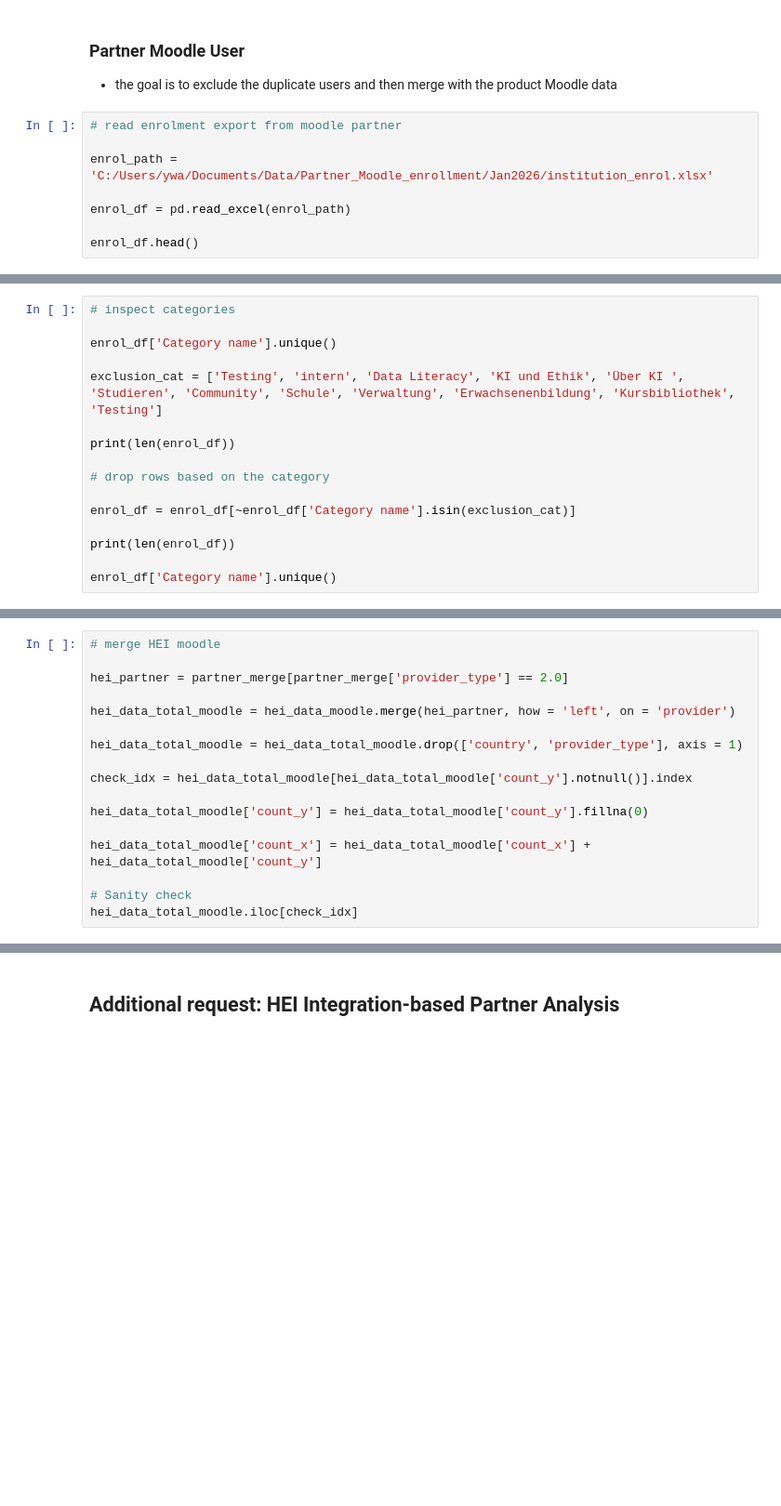
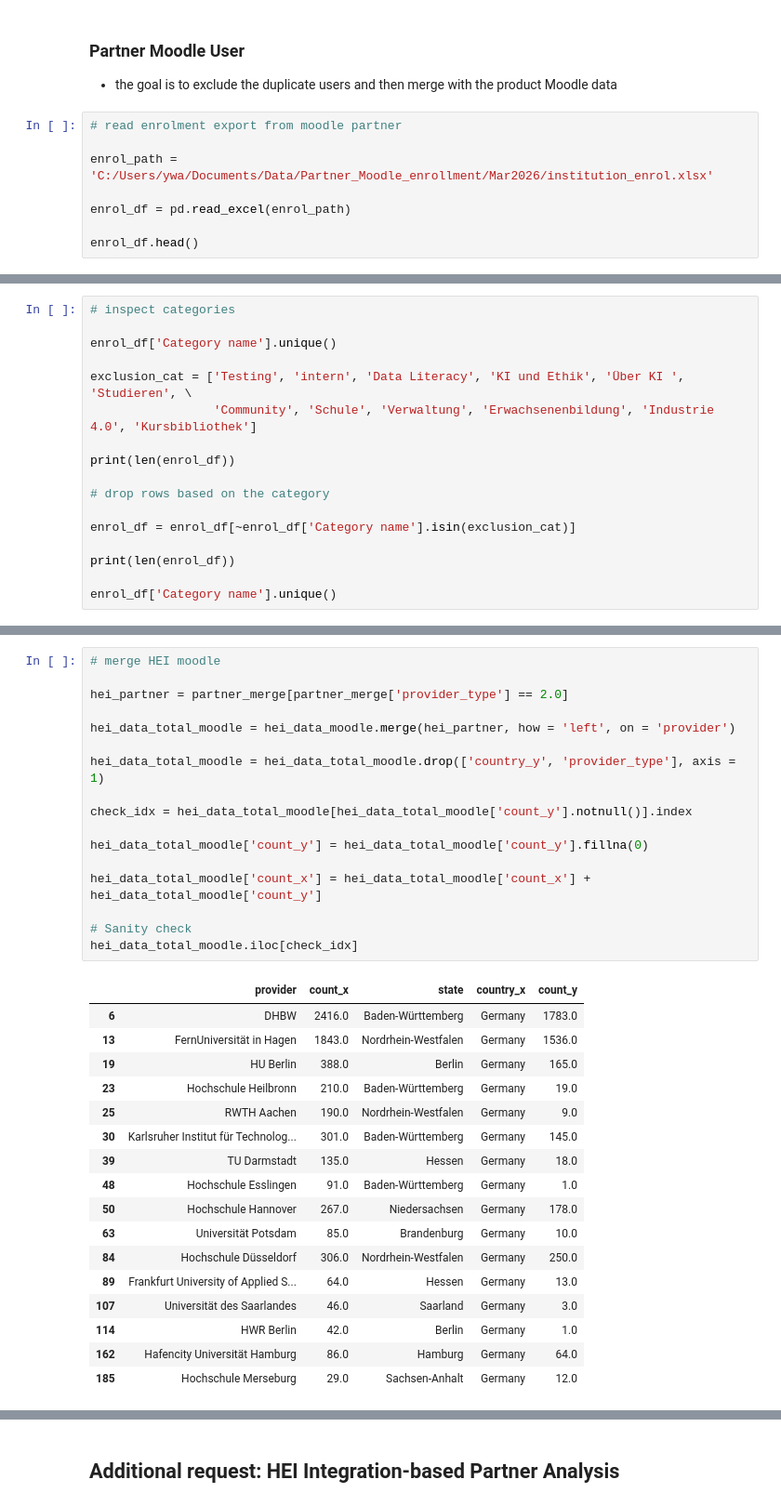
Before and after one commit to LenaAoyamaLawrence/Public-Projects, a Jupyter notebook: HEI Integration_CleanUp.ipynb, the cells around one changed output, grey strips where cells are left out. Shown at 93% size. Drawn from its saved outputs; the diff is of its cells as text; blank space fills up the shorter version.

```diff
--- a/HEI Integration_CleanUp.ipynb
+++ b/HEI Integration_CleanUp.ipynb
@@ -905,7 +1583,7 @@ moodle_others.head(50)
 # %%
 # read enrolment export from moodle partner
 
-enrol_path = 'C:/Users/ywa/Documents/Data/Partner_Moodle_enrollment/Jan2026/institution_enrol.xlsx'
+enrol_path = 'C:/Users/ywa/Documents/Data/Partner_Moodle_enrollment/Mar2026/institution_enrol.xlsx'
 
 enrol_df = pd.read_excel(enrol_path)
 
@@ -915,7 +1600,8 @@ enrol_df.head()
 
 enrol_df['Category name'].unique()
 
-exclusion_cat = ['Testing', 'intern', 'Data Literacy', 'KI und Ethik', 'Über KI ', 'Studieren', 'Community', 'Schule', 'Verwaltung', 'Erwachsenenbildung', 'Kursbibliothek', 'Testing']
+exclusion_cat = ['Testing', 'intern', 'Data Literacy', 'KI und Ethik', 'Über KI ', 'Studieren', \
+                 'Community', 'Schule', 'Verwaltung', 'Erwachsenenbildung', 'Industrie 4.0', 'Kursbibliothek']
 
 print(len(enrol_df))
 
@@ -1011,20 +1782,38 @@ partner_merge
 # %%
 # merge HEI moodle
 
 hei_partner = partner_merge[partner_merge['provider_type'] == 2.0]
 
 hei_data_total_moodle = hei_data_moodle.merge(hei_partner, how = 'left', on = 'provider')
 
-hei_data_total_moodle = hei_data_total_moodle.drop(['country', 'provider_type'], axis = 1)
+hei_data_total_moodle = hei_data_total_moodle.drop(['country_y', 'provider_type'], axis = 1)
 
 check_idx = hei_data_total_moodle[hei_data_total_moodle['count_y'].notnull()].index
 
 hei_data_total_moodle['count_y'] = hei_data_total_moodle['count_y'].fillna(0)
 
 hei_data_total_moodle['count_x'] = hei_data_total_moodle['count_x'] + hei_data_total_moodle['count_y']
 
 # Sanity check
 hei_data_total_moodle.iloc[check_idx]
+# %% [output]
+|  | provider | count_x | state | country_x | count_y |
+| 6 | DHBW | 2416.0 | Baden-Württemberg | Germany | 1783.0 |
+| 13 | FernUniversität in Hagen | 1843.0 | Nordrhein-Westfalen | Germany | 1536.0 |
+| 19 | HU Berlin | 388.0 | Berlin | Germany | 165.0 |
+| 23 | Hochschule Heilbronn | 210.0 | Baden-Württemberg | Germany | 19.0 |
+| 25 | RWTH Aachen | 190.0 | Nordrhein-Westfalen | Germany | 9.0 |
+| 30 | Karlsruher Institut für Technolog... | 301.0 | Baden-Württemberg | Germany | 145.0 |
+| 39 | TU Darmstadt | 135.0 | Hessen | Germany | 18.0 |
+| 48 | Hochschule Esslingen | 91.0 | Baden-Württemberg | Germany | 1.0 |
+| 50 | Hochschule Hannover | 267.0 | Niedersachsen | Germany | 178.0 |
+| 63 | Universität Potsdam | 85.0 | Brandenburg | Germany | 10.0 |
+| 84 | Hochschule Düsseldorf | 306.0 | Nordrhein-Westfalen | Germany | 250.0 |
+| 89 | Frankfurt University of Applied S... | 64.0 | Hessen | Germany | 13.0 |
+| 107 | Universität des Saarlandes | 46.0 | Saarland | Germany | 3.0 |
+| 114 | HWR Berlin | 42.0 | Berlin | Germany | 1.0 |
+| 162 | Hafencity Universität Hamburg | 86.0 | Hamburg | Germany | 64.0 |
+| 185 | Hochschule Merseburg | 29.0 | Sachsen-Anhalt | Germany | 12.0 |
 # %%
 # drop count_y and rename count_x
 hei_data_total_moodle = hei_data_total_moodle.drop('count_y', axis = 1)
```
Also changed, not shown: parts of 97 cells of this notebook.
